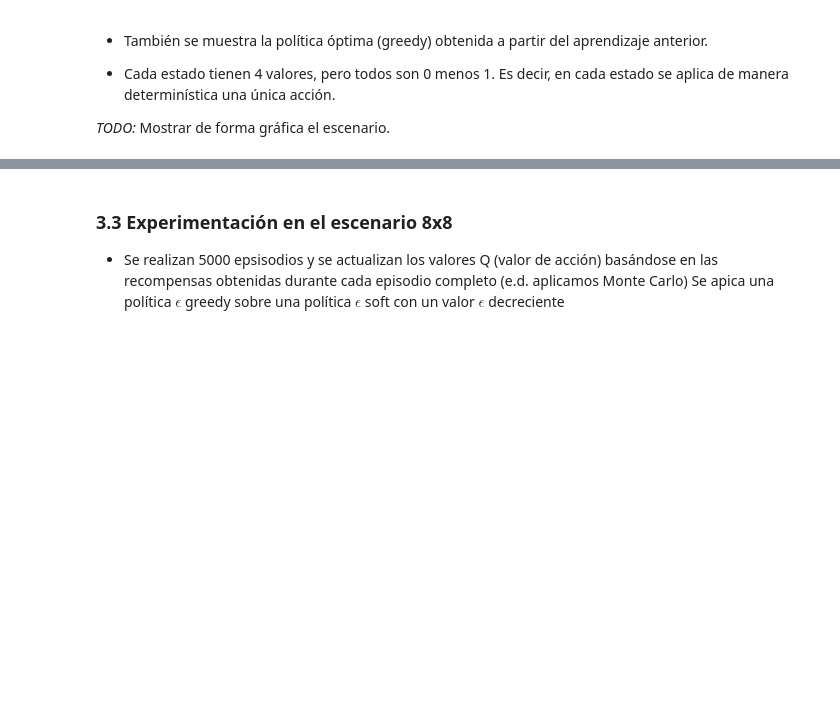
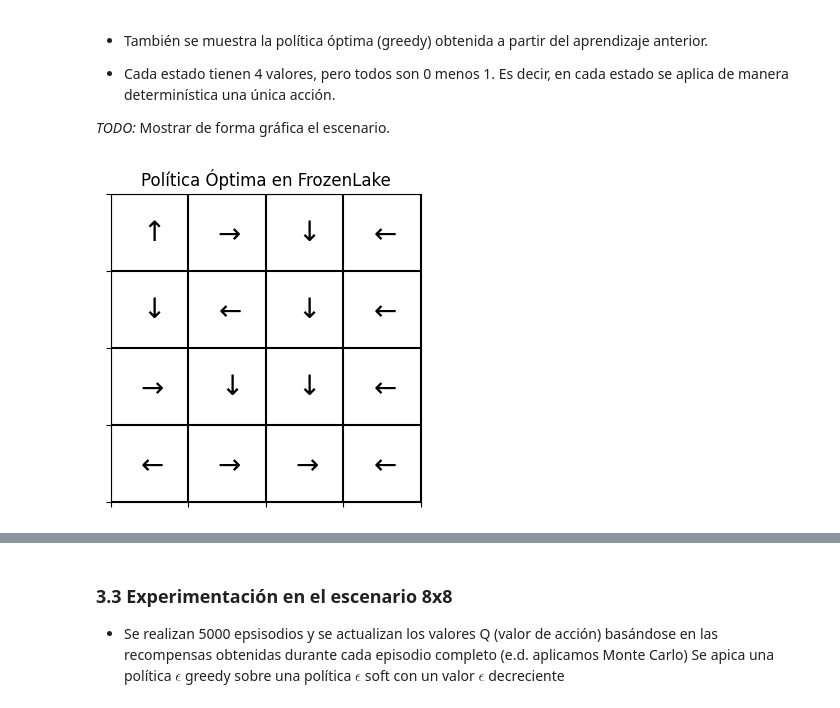
Before and after one commit to estebanbecerra/k_brazos_BFRRCE, a Jupyter notebook: MonteCarloTodasLasVisitas_Gymnasium.ipynb, the cells around one changed output, grey strips where cells are left out. Cells and saved outputs as stored; diff of their text form; code cells hidden in the pictures; blank space fills up the shorter version.

```diff
--- a/MonteCarloTodasLasVisitas_Gymnasium.ipynb
+++ b/MonteCarloTodasLasVisitas_Gymnasium.ipynb
@@ -277,6 +331,10 @@ Valores Q para cada estado:
 - Cada estado tienen 4 valores, pero todos son 0 menos 1. Es decir, en cada estado se aplica de manera determinística una única acción.
 
 *TODO:* Mostrar de forma gráfica el escenario.
+# %%
+plot_policy_on_grid(Q, grid_size=(4,4))
+# %% [output]
+[figure, added]
 # %%
 # @title Política final
 LEFT, DOWN, RIGHT, UP = 0,1,2,3
```
Also changed, not shown: parts of 15 cells of this notebook.
